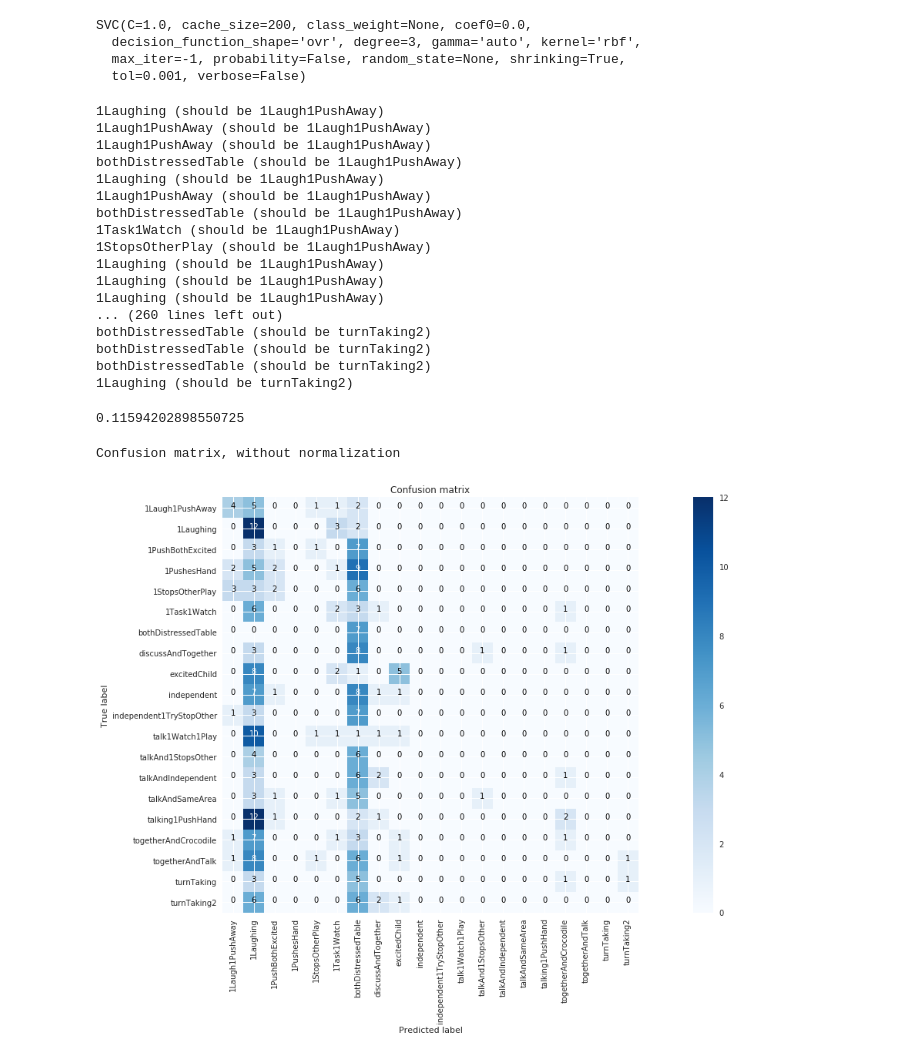
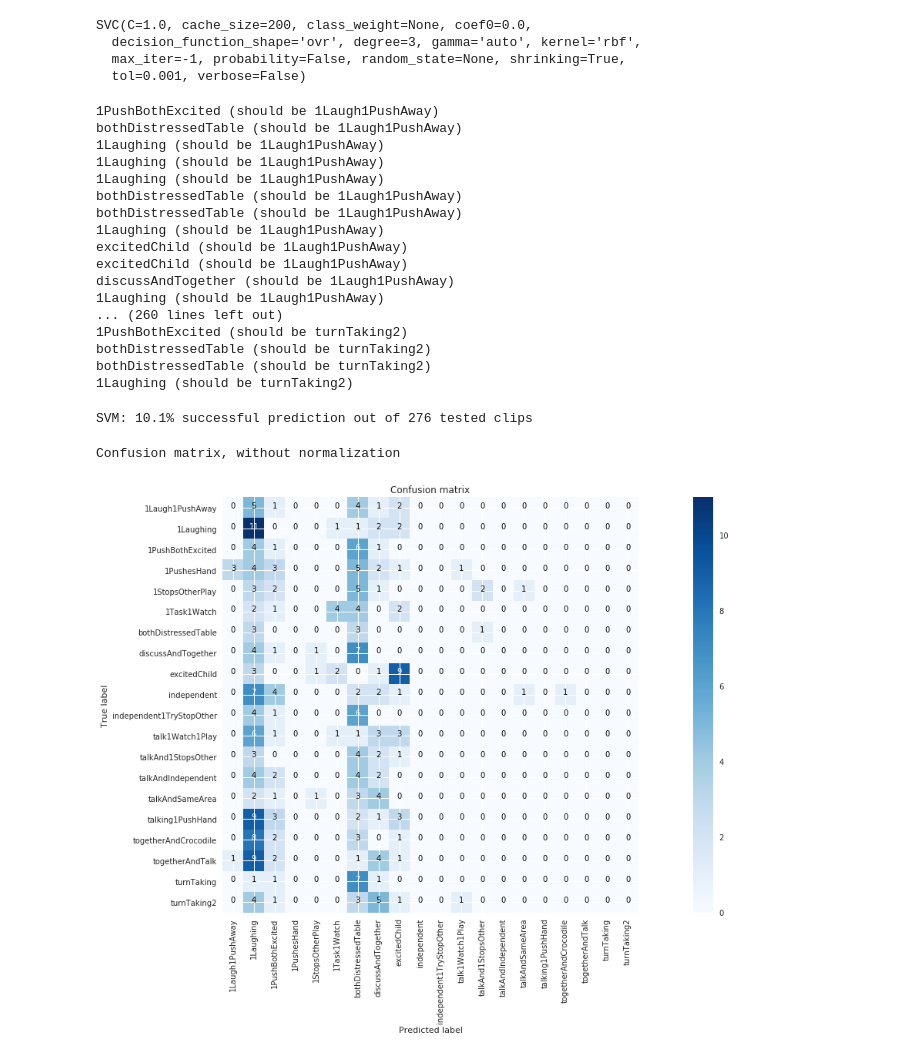
Before and after one commit to severin-lemaignan/pinsoro-kinematics, a Jupyter notebook: classification.ipynb, the cells around one changed output. Saved outputs shown, nothing was run; the diff lists cells and outputs as text; code cells hidden in the pictures.

Commit message:
Added a LDA -- does not yield any classification improvements

```diff
--- a/classification.ipynb
+++ b/classification.ipynb
@@ -48,7 +48,7 @@ training.shape
 # %% [output]
 (276, 25)
 # %%
-pca=PCA(n_components=5)
+pca=PCA(n_components=6)
 pca.fit(training)
 
 training_pca = pca.transform(training)
@@ -97,0 +103,5 @@ array([[ 0.17548592,  0.15016615,  0.14538466,  0.05376097,  0.13633354,
+# %%
+lda = LinearDiscriminantAnalysis(n_components=4)
+lda.fit(pca.transform(training), training_labels)
+training_lda = lda.transform(pca.transform(training))
+testing_lda = lda.transform(pca.transform(testing))
@@ -101,37 +117,42 @@ array([[ 0.17548592,  0.15016615,  0.14538466,  0.05376097,  0.13633354,
 from sklearn import svm
 # %%
 clf = svm.SVC(kernel='rbf')
-clf.fit(training, training_labels)
+
+# trying with training, training_pca, training_lda do not lead to any clear improvements
+training_set = training_lda
+testing_set = testing_lda
+
+clf.fit(training_set, training_labels)
 # %% [output]
 SVC(C=1.0, cache_size=200, class_weight=None, coef0=0.0,
   decision_function_shape='ovr', degree=3, gamma='auto', kernel='rbf',
   max_iter=-1, probability=False, random_state=None, shrinking=True,
   tol=0.001, verbose=False)
 # %%
-for p, l in zip(clf.predict(testing), testing_labels):
+for p, l in zip(clf.predict(testing_set), testing_labels):
     print("%s (should be %s)" % (p,l))
 # %% [output]
-1Laughing (should be 1Laugh1PushAway)
-1Laugh1PushAway (should be 1Laugh1PushAway)
-1Laugh1PushAway (should be 1Laugh1PushAway)
+1PushBothExcited (should be 1Laugh1PushAway)
 bothDistressedTable (should be 1Laugh1PushAway)
-1Laughing (should be 1Laugh1PushAway)
-1Laugh1PushAway (should be 1Laugh1PushAway)
-bothDistressedTable (should be 1Laugh1PushAway)
-1Task1Watch (should be 1Laugh1PushAway)
-1StopsOtherPlay (should be 1Laugh1PushAway)
 1Laughing (should be 1Laugh1PushAway)
 1Laughing (should be 1Laugh1PushAway)
 1Laughing (should be 1Laugh1PushAway)
+bothDistressedTable (should be 1Laugh1PushAway)
+bothDistressedTable (should be 1Laugh1PushAway)
+1Laughing (should be 1Laugh1PushAway)
+excitedChild (should be 1Laugh1PushAway)
+excitedChild (should be 1Laugh1PushAway)
+discussAndTogether (should be 1Laugh1PushAway)
+1Laughing (should be 1Laugh1PushAway)
 ... (260 lines left out)
-bothDistressedTable (should be turnTaking2)
+1PushBothExcited (should be turnTaking2)
 bothDistressedTable (should be turnTaking2)
 bothDistressedTable (should be turnTaking2)
 1Laughing (should be turnTaking2)
-# %%
-clf.score(testing, testing_labels)
-# %% [output]
-0.11594202898550725
+# %%
+print("SVM: %.1f%% successful prediction out of %d tested clips" % (clf.score(testing_set, testing_labels) * 100, len(testing_labels)))
+# %% [output]
+SVM: 10.1% successful prediction out of 276 tested clips
 # %%
 import itertools
 def plot_confusion_matrix(cm, classes=[],
@@ -171,9 +192,9 @@ def plot_confusion_matrix(cm, classes=[],
 # %%
 from sklearn.metrics import confusion_matrix
 matplotlib.rcParams['figure.figsize'] = (20.0, 10.0) # bigger figure!
 
-cnf_matrix = confusion_matrix(testing_labels, clf.predict(testing))
+cnf_matrix = confusion_matrix(testing_labels, clf.predict(testing_set))
 plot_confusion_matrix(cnf_matrix, classes=pd.unique(testing_labels))
 # %% [output]
 Confusion matrix, without normalization
-[figure, old version]
+[figure, new version]
```
Also changed, not shown: parts of 6 cells of this notebook.
